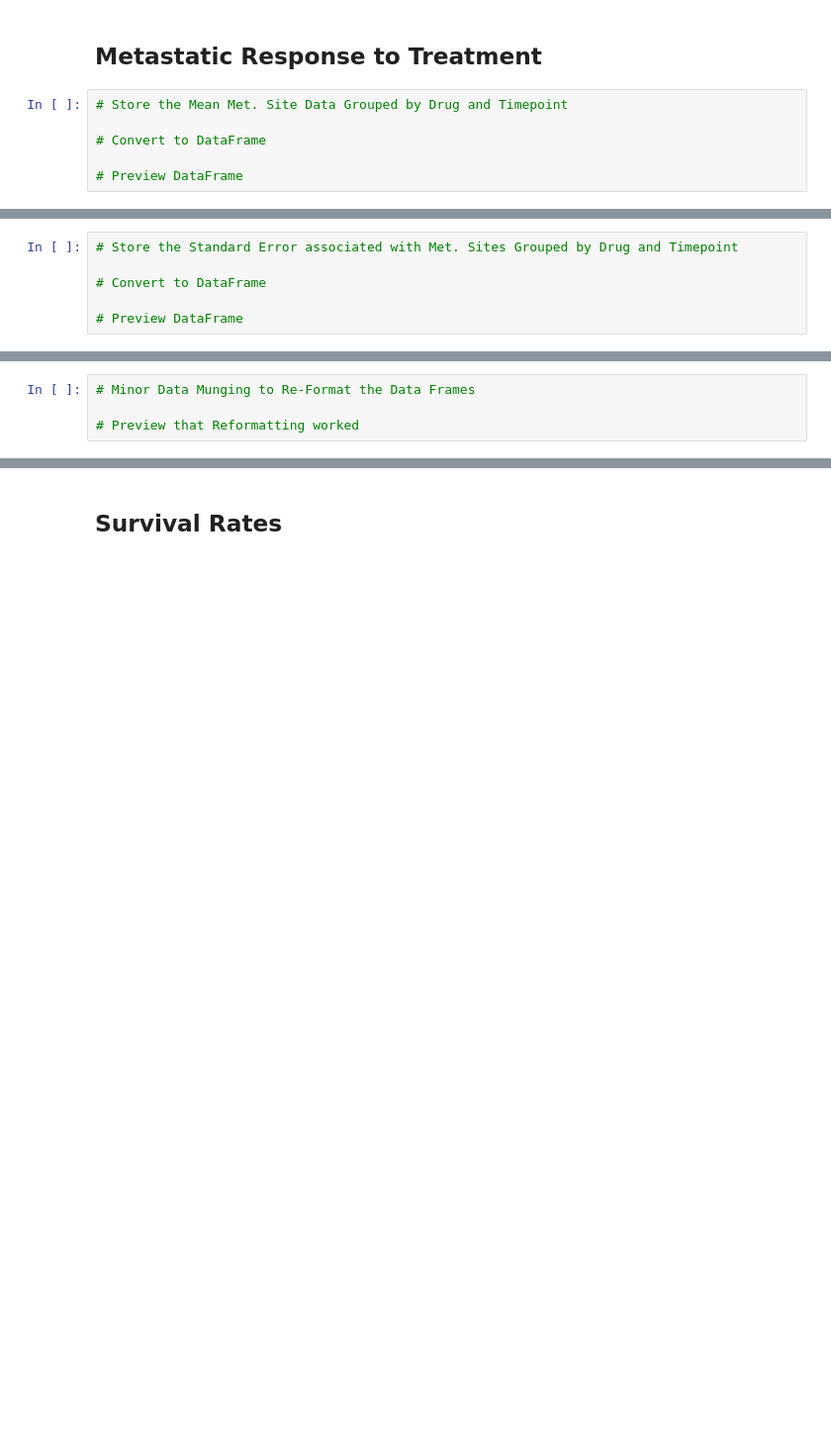
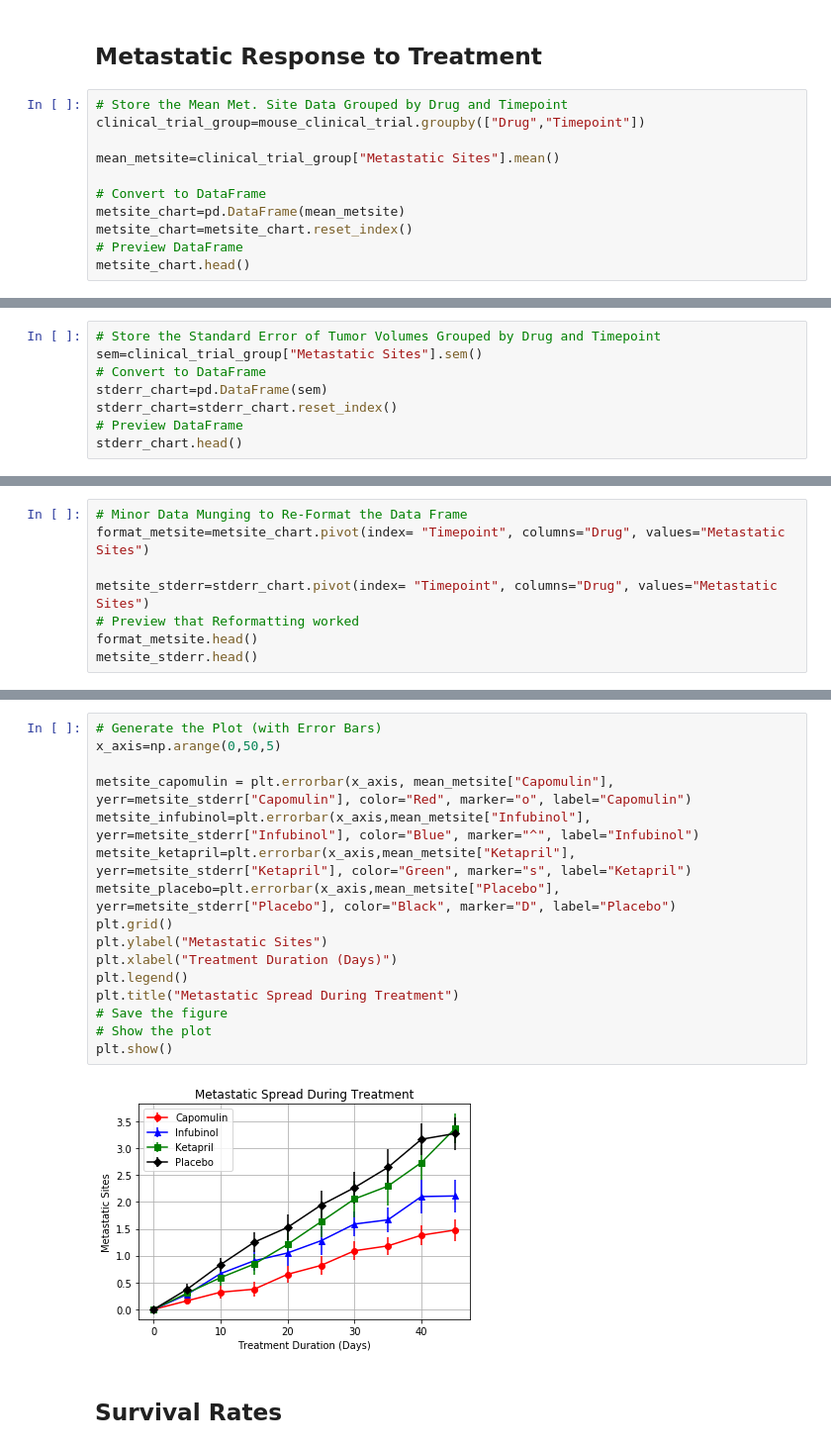
Before and after one commit to cvavoulis/Pymaceuticals-Inc, a Jupyter notebook: pymaceuticals_starter.ipynb, the cells around one changed output, grey strips where cells are left out. Shown: that part at 99% size. Saved outputs shown, nothing was run; the diff lists cells and outputs as text; blank space fills up the shorter version.

```diff
--- a/pymaceuticals_starter.ipynb
+++ b/pymaceuticals_starter.ipynb
@@ -101,7 +105,12 @@ plt.show()
 ## Metastatic Response to Treatment
 # %%
 # Store the Mean Met. Site Data Grouped by Drug and Timepoint
+clinical_trial_group=mouse_clinical_trial.groupby(["Drug","Timepoint"])
+
+mean_metsite=clinical_trial_group["Metastatic Sites"].mean()
 
 # Convert to DataFrame
-
+metsite_chart=pd.DataFrame(mean_metsite)
+metsite_chart=metsite_chart.reset_index()
 # Preview DataFrame
+metsite_chart.head()
@@ -117,6 +124,8 @@ plt.show()
 # %%
-# Store the Standard Error associated with Met. Sites Grouped by Drug and Timepoint
-
+# Store the Standard Error of Tumor Volumes Grouped by Drug and Timepoint
+sem=clinical_trial_group["Metastatic Sites"].sem()
 # Convert to DataFrame
-
+stderr_chart=pd.DataFrame(sem)
+stderr_chart=stderr_chart.reset_index()
 # Preview DataFrame
+stderr_chart.head()
@@ -132,4 +139,8 @@ plt.show()
 # %%
-# Minor Data Munging to Re-Format the Data Frames
+# Minor Data Munging to Re-Format the Data Frame
+format_metsite=metsite_chart.pivot(index= "Timepoint", columns="Drug", values="Metastatic Sites")
 
+metsite_stderr=stderr_chart.pivot(index= "Timepoint", columns="Drug", values="Metastatic Sites")
 # Preview that Reformatting worked
+format_metsite.head()
+metsite_stderr.head()
@@ -154,3 +155,21 @@ plt.show()
+# %%
+# Generate the Plot (with Error Bars)
+x_axis=np.arange(0,50,5)
+
+metsite_capomulin = plt.errorbar(x_axis, mean_metsite["Capomulin"], yerr=metsite_stderr["Capomulin"], color="Red", marker="o", label="Capomulin")
+metsite_infubinol=plt.errorbar(x_axis,mean_metsite["Infubinol"], yerr=metsite_stderr["Infubinol"], color="Blue", marker="^", label="Infubinol")
+metsite_ketapril=plt.errorbar(x_axis,mean_metsite["Ketapril"], yerr=metsite_stderr["Ketapril"], color="Green", marker="s", label="Ketapril")
+metsite_placebo=plt.errorbar(x_axis,mean_metsite["Placebo"],  yerr=metsite_stderr["Placebo"], color="Black", marker="D", label="Placebo")
+plt.grid()
+plt.ylabel("Metastatic Sites")
+plt.xlabel("Treatment Duration (Days)")
+plt.legend()
+plt.title("Metastatic Spread During Treatment")
+# Save the figure
+# Show the plot
+plt.show()
+# %% [output]
+[figure, added]
 # %% [markdown]
 ## Survival Rates
 # %%
```
Also changed, not shown: parts of 19 cells of this notebook.
